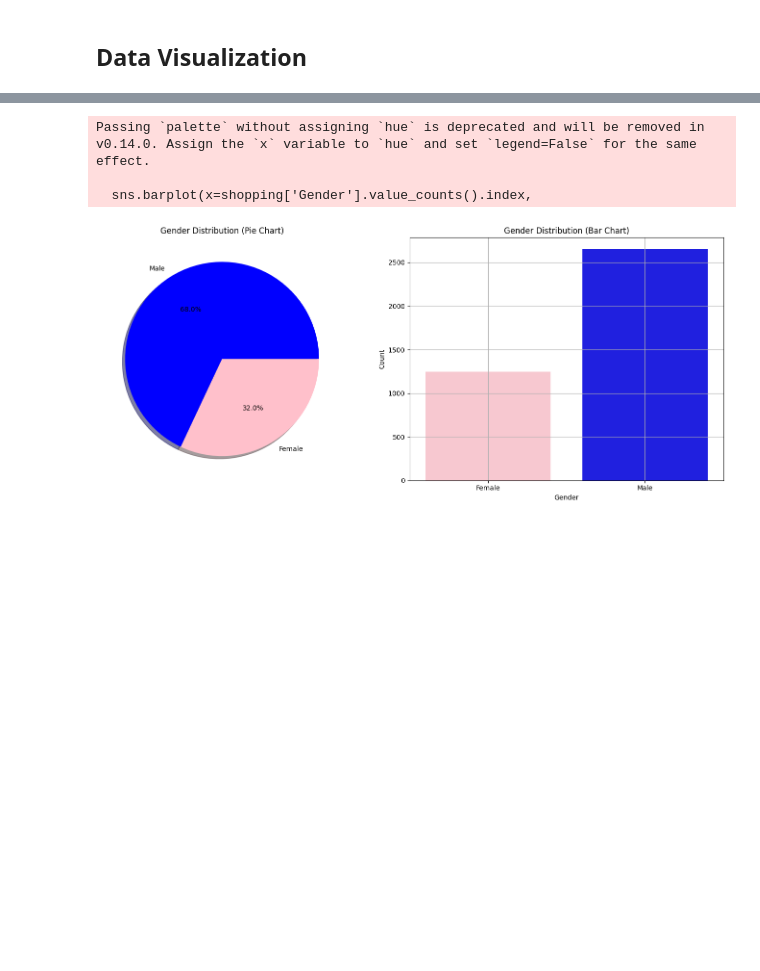
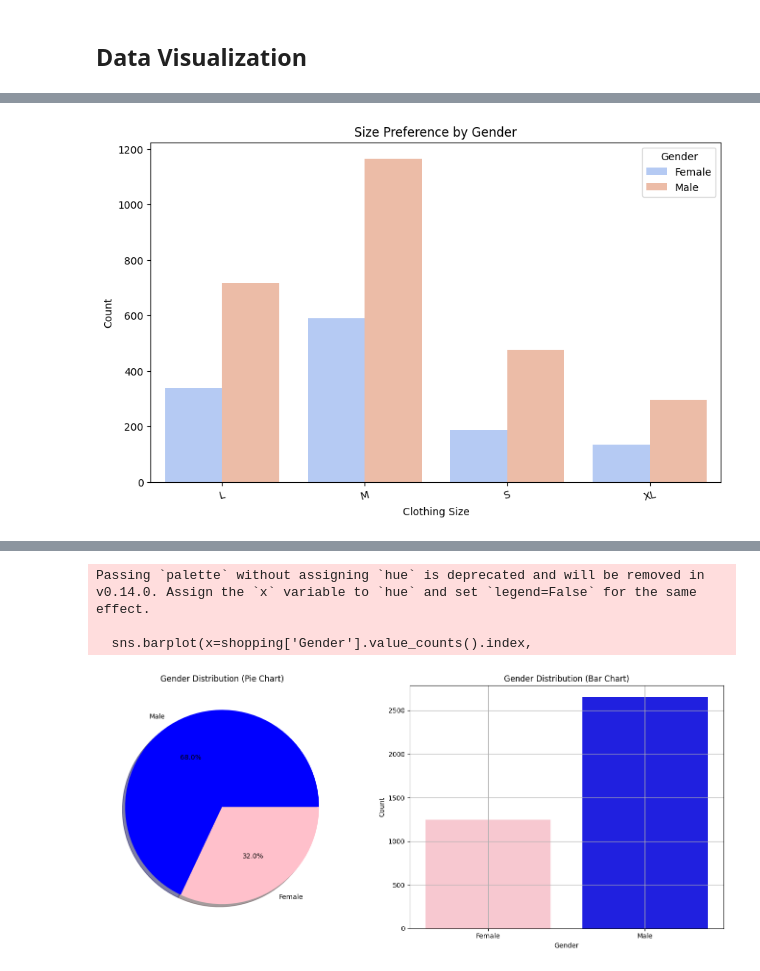
Before and after one commit to youssef-113/Data-Visualization, a Jupyter notebook: shopping_trends/shopping_analysis.ipynb, the cells around one changed output, grey strips where cells are left out. Cells and saved outputs as stored; diff of their text form; code cells hidden in the pictures; blank space fills up the shorter version.

```diff
--- a/shopping_trends/shopping_analysis.ipynb
+++ b/shopping_trends/shopping_analysis.ipynb
@@ -285,0 +362,11 @@ plt.show()
+# %%
+plt.figure(figsize=(10, 6))
+sns.countplot(data=shopping, x="Size", hue="Gender", palette="coolwarm")
+plt.title("Size Preference by Gender")
+plt.xlabel("Clothing Size")
+plt.ylabel("Count")
+plt.legend(title="Gender")
+plt.xticks(rotation=15)
+plt.show()
+# %% [output]
+[figure, added]
```
Also changed, not shown: parts of 16 cells of this notebook.
